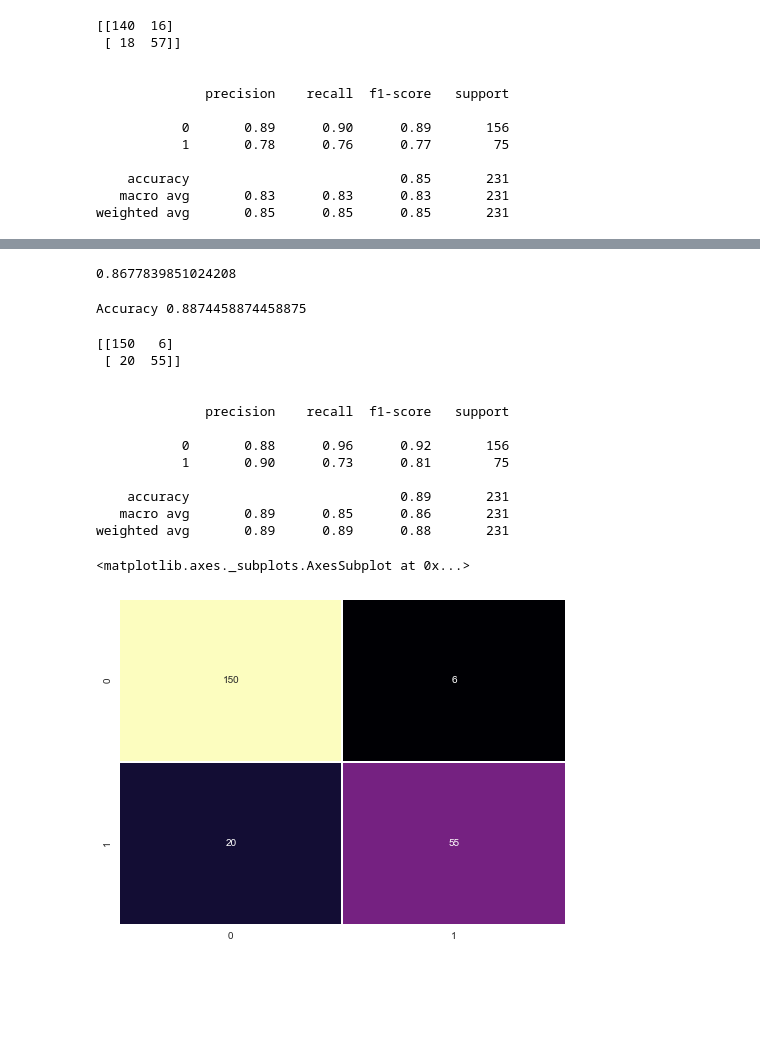
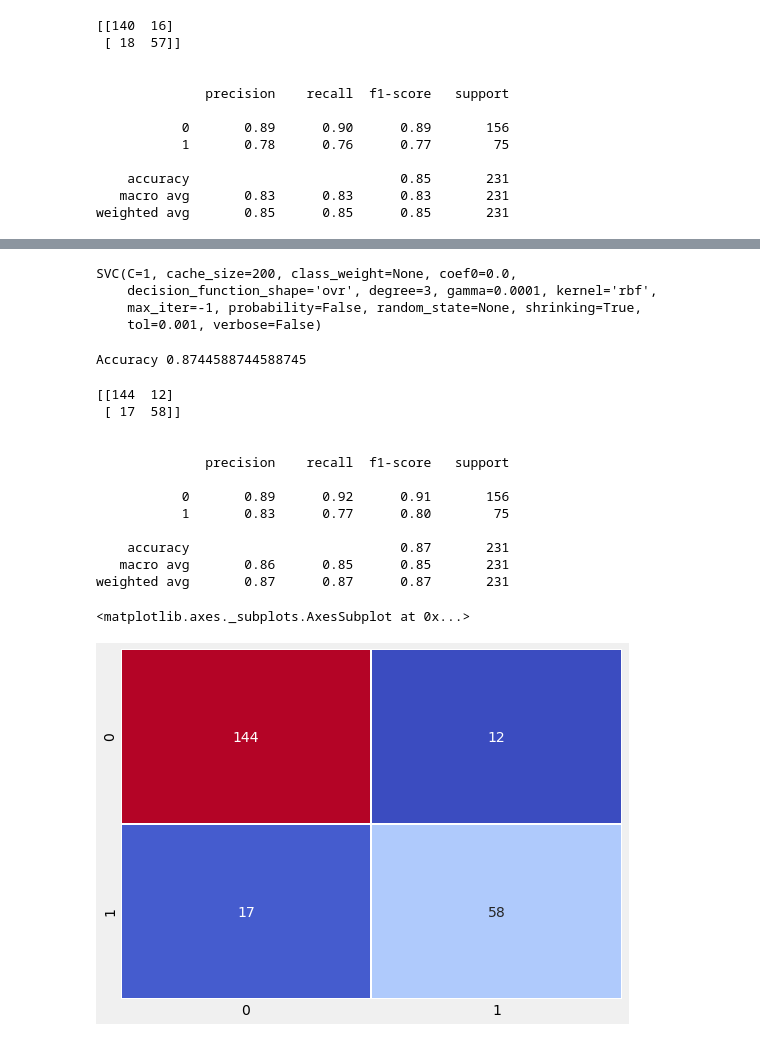
Before and after one commit to omer8/Codeacademy-Projects, a Jupyter notebook: KNN_Cat_Project.ipynb, the cells around one changed output, grey strips where cells are left out. Saved outputs shown, nothing was run; the diff lists cells and outputs as text; code cells hidden in the pictures; blank space fills up the shorter version.

```diff
--- a/KNN_Cat_Project.ipynb
+++ b/KNN_Cat_Project.ipynb
@@ -8,3 +12,5 @@ sns.set_style('darkgrid')
+# %%
+style.use('fivethirtyeight')
 # %%
 df = pd.read_csv(r'C:\Users\omar mohamed\Downloads\task\diabetes.csv')
 # %%
@@ -307,32 +375,38 @@ predict = knn.predict(X_test)
+# %%
+svc = SVC(gamma=0.0001,C=1)
 # %%
-knn.score(X_train,y_train)
+svc.fit(X_train,y_train)
 # %% [output]
-0.8677839851024208
+SVC(C=1, cache_size=200, class_weight=None, coef0=0.0,
+    decision_function_shape='ovr', degree=3, gamma=0.0001, kernel='rbf',
+    max_iter=-1, probability=False, random_state=None, shrinking=True,
+    tol=0.001, verbose=False)
+# %%
+svc_predict = svc.predict(X_test)
 # %%
-from sklearn.metrics import accuracy_score
-print("Accuracy {}".format(accuracy_score(y_test, predict)))
+print("Accuracy {}".format(accuracy_score(y_test, svc_predict)))
 # %% [output]
-Accuracy 0.8874458874458875
+Accuracy 0.8744588744588745
 # %%
-print(confusion_matrix(y_test,predict))
+print(confusion_matrix(y_test,svc_predict))
 print('\n')
-print(classification_report(y_test,predict))
+print(classification_report(y_test,svc_predict))
 # %% [output]
-[[150   6]
- [ 20  55]]
+[[144  12]
+ [ 17  58]]
 
 
               precision    recall  f1-score   support
 
-           0       0.88      0.96      0.92       156
-           1       0.90      0.73      0.81        75
+           0       0.89      0.92      0.91       156
+           1       0.83      0.77      0.80        75
 
-    accuracy                           0.89       231
-   macro avg       0.89      0.85      0.86       231
-weighted avg       0.89      0.89      0.88       231
+    accuracy                           0.87       231
+   macro avg       0.86      0.85      0.85       231
+weighted avg       0.87      0.87      0.87       231
 # %%
 plt.figure(figsize=(8,6))
-sns.heatmap(pd.DataFrame(confusion_matrix(y_test,predict)),annot=True,cmap='magma',cbar=False,linewidths=1,fmt='.3g')
+sns.heatmap(pd.DataFrame(confusion_matrix(y_test,svc_predict)),annot=True,cmap='coolwarm',cbar=False,linewidths=1,fmt='.3g')
 # %% [output]
 <matplotlib.axes._subplots.AxesSubplot at 0x...>
-[figure, old version]
+[figure, new version]
```
Also changed, not shown: parts of 40 cells of this notebook.
